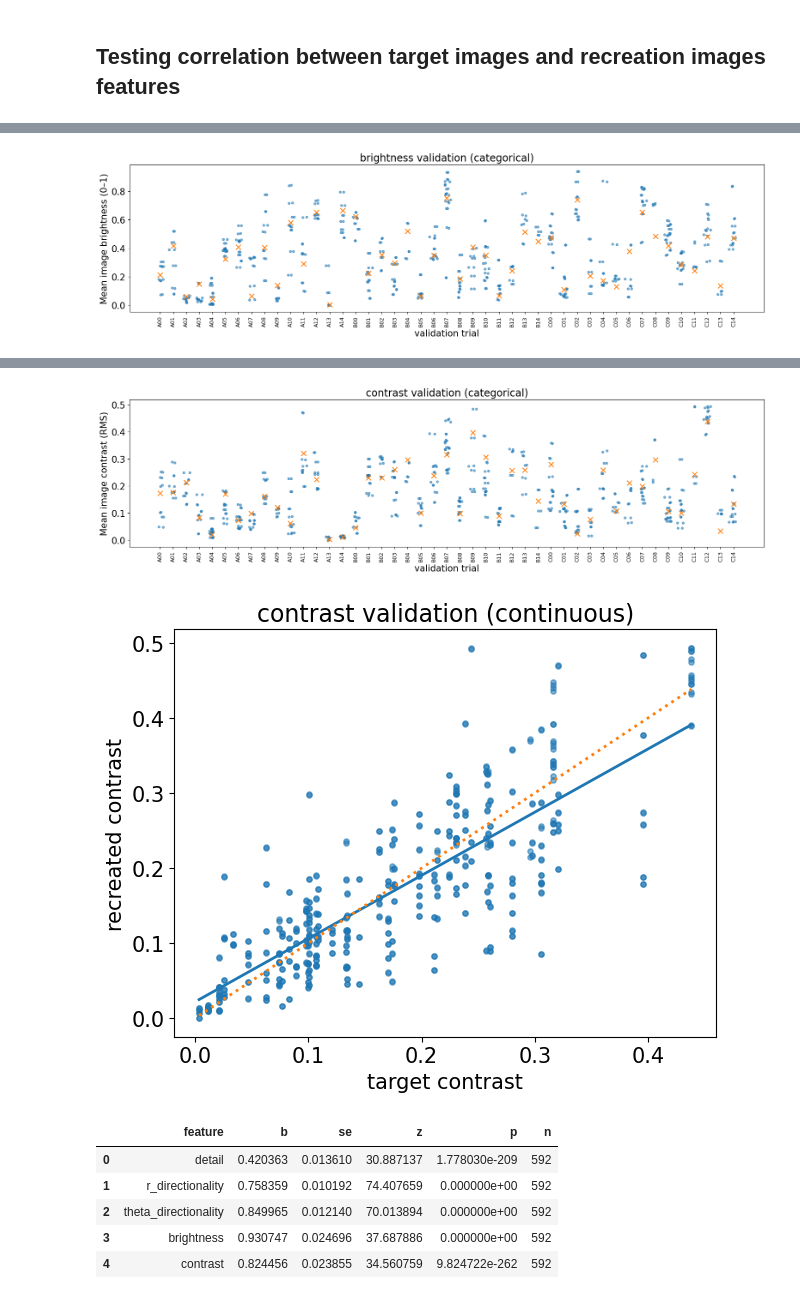
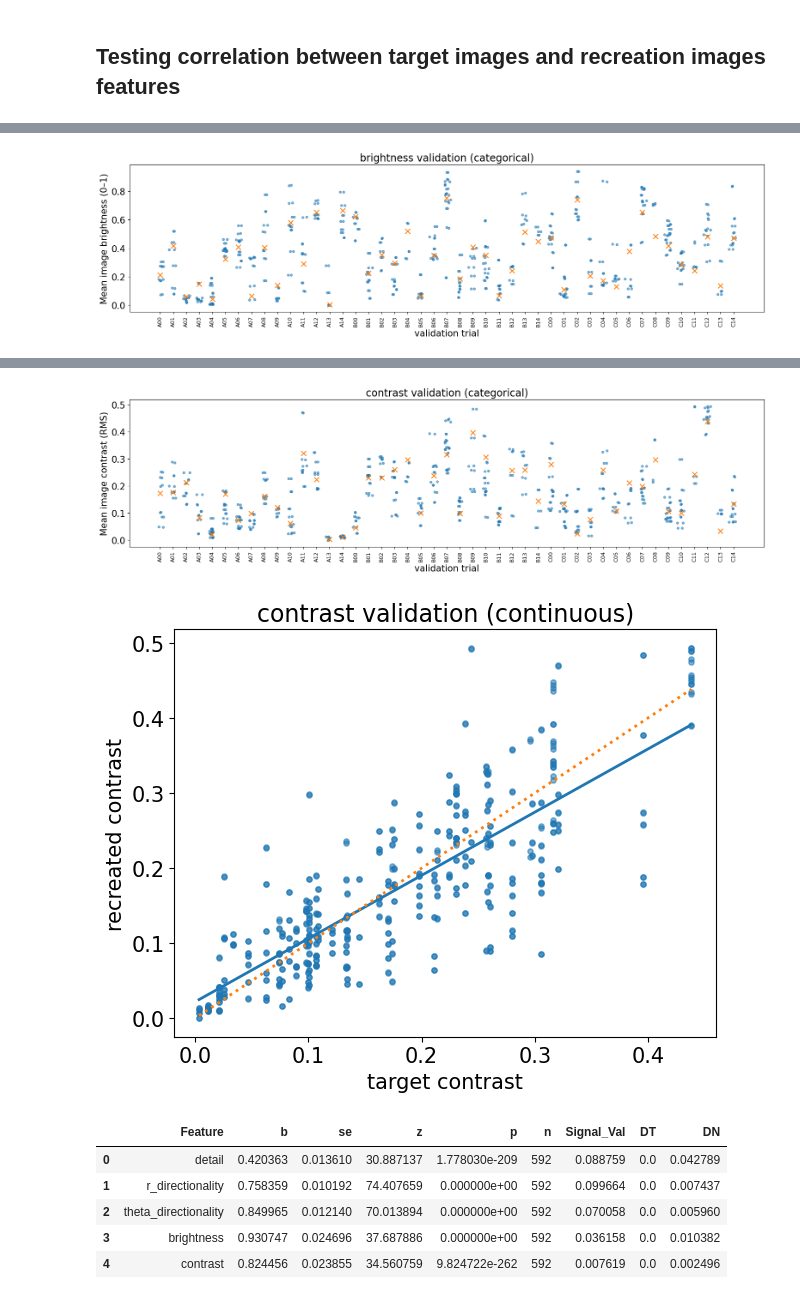
Before and after one commit to trevorhewitt/vizex_replication, a Jupyter notebook: 010_notebooks/030_feature_validation_analysis.ipynb, the cells around one changed output, grey strips where cells are left out. Cells and saved outputs as stored; diff of their text form; code cells hidden in the pictures.

```diff
--- a/010_notebooks/030_feature_validation_analysis.ipynb
+++ b/010_notebooks/030_feature_validation_analysis.ipynb
@@ -155,6 +155,7 @@ def model_summary_string(mdf, var, precision=3):
     return f"b = {b:.{precision}f}, SE = {se:.{precision}f}, {p_str}"
 # %%
 import re
+import os
 import numpy as np
 import pandas as pd
 import matplotlib.pyplot as plt
@@ -224,7 +225,7 @@ def prepare_data_vizex(feature: str, datasets: dict) -> pd.DataFrame:
 def run_mixedlm(feature: str, df: pd.DataFrame):
     """
     MixedLM: recreation ~ target, random intercept for participant.
-    Returns (mdf, b, se, z, p).
+    Returns (mdf, b, se, z, p, signal_var, dt_var, dn_var).
     """
     rec_col = f"{feature}_rec"
     targ_col = f"{feature}_targ"
@@ -245,11 +246,20 @@ def run_mixedlm(feature: str, df: pd.DataFrame):
         raise RuntimeError("MixedLM fit failed for all optimizers.")
 
     mdf = last
+
+    # Inferential Stats
     b  = float(mdf.params.get(targ_col, np.nan))
     se = float(mdf.bse.get(targ_col, np.nan))
     z  = float(mdf.tvalues.get(targ_col, np.nan))
     p  = float(mdf.pvalues.get(targ_col, np.nan))
-    return mdf, b, se, z, p
+
+    # Variance Components (Signal, DT, DN)
+    fixed_predict = md.predict(mdf.params)
+    signal_var = float(np.var(fixed_predict))
+    dt_var = float(mdf.cov_re.iloc[0, 0])
+    dn_var = float(mdf.scale)
+
+    return mdf, b, se, z, p, signal_var, dt_var, dn_var
 
 # ---------- plotting ----------
 
@@ -337,38 +347,51 @@ def run_vizex_validation(datasets: dict):
 
     results = []
     merged = {}
 
     for feature, y_label in features:
         df = prepare_data_vizex(feature, datasets)
         merged[feature] = df
 
-        mdf, b, se, z, p = run_mixedlm(feature, df)
-        results.append({"feature": feature, "b": b, "se": se, "z": z, "p": p, "n": len(df)})
+        # Pass through the new variance outputs
+        mdf, b, se, z, p, signal_var, dt_var, dn_var = run_mixedlm(feature, df)
+
+        results.append({
+            "Feature": feature, # Capitalized for standardizing merge logic later
+            "b": b, "se": se, "z": z, "p": p, "n": len(df),
+            "Signal_Val": signal_var,
+            "DT": dt_var,
+            "DN": dn_var
+        })
 
         # plots: categorical + continuous
         plot_feature_categorical(feature, df, y_label=y_label)
         plot_feature_continuous(feature, df, y_label=y_label)
 
     results_df = pd.DataFrame(results)
+
+    # Save target table for downstream breakdown script
+    os.makedirs("../015_tables", exist_ok=True)
+    results_df.to_csv("../015_tables/validation_results_full.csv", index=False)
+
     display(results_df)
     return results_df, merged
 
 # ---------------- RUN ----------------
 vizex_validation_results, vizex_validation_dfs = run_vizex_validation(datasets)
 # %% [output]
 [figure]
 [figure]
 [figure]
 [figure]
 [figure]
 [figure]
 [figure]
 [figure]
 [figure]
 [figure]
-|  | feature | b | se | z | p | n |
-| 0 | detail | 0.420363 | 0.013610 | 30.887137 | 1.778030e-209 | 592 |
-| 1 | r_directionality | 0.758359 | 0.010192 | 74.407659 | 0.000000e+00 | 592 |
-| 2 | theta_directionality | 0.849965 | 0.012140 | 70.013894 | 0.000000e+00 | 592 |
-| 3 | brightness | 0.930747 | 0.024696 | 37.687886 | 0.000000e+00 | 592 |
-| 4 | contrast | 0.824456 | 0.023855 | 34.560759 | 9.824722e-262 | 592 |
+|  | Feature | b | se | z | p | n | Signal_Val | DT | DN |
+| 0 | detail | 0.420363 | 0.013610 | 30.887137 | 1.778030e-209 | 592 | 0.088759 | 0.0 | 0.042789 |
+| 1 | r_directionality | 0.758359 | 0.010192 | 74.407659 | 0.000000e+00 | 592 | 0.099664 | 0.0 | 0.007437 |
+| 2 | theta_directionality | 0.849965 | 0.012140 | 70.013894 | 0.000000e+00 | 592 | 0.070058 | 0.0 | 0.005960 |
+| 3 | brightness | 0.930747 | 0.024696 | 37.687886 | 0.000000e+00 | 592 | 0.036158 | 0.0 | 0.010382 |
+| 4 | contrast | 0.824456 | 0.023855 | 34.560759 | 9.824722e-262 | 592 | 0.007619 | 0.0 | 0.002496 |
```
Also changed, not shown: parts of 2 cells of this notebook, 5 other files.
